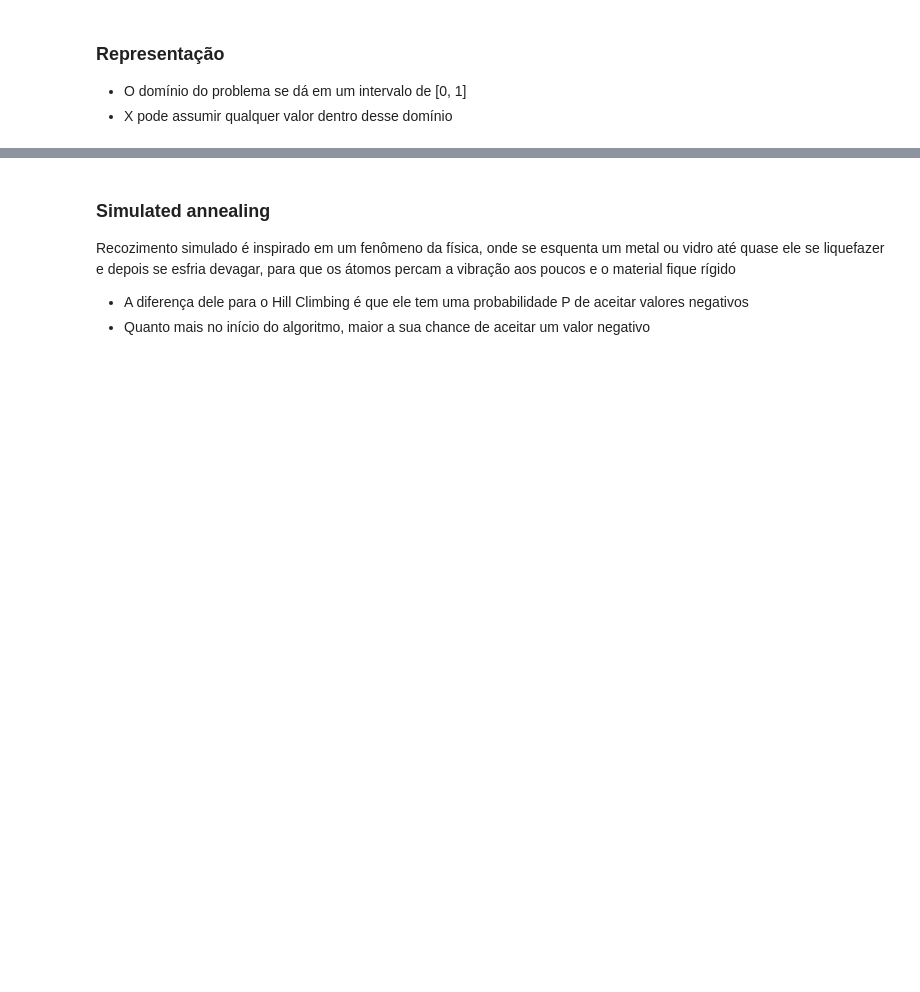
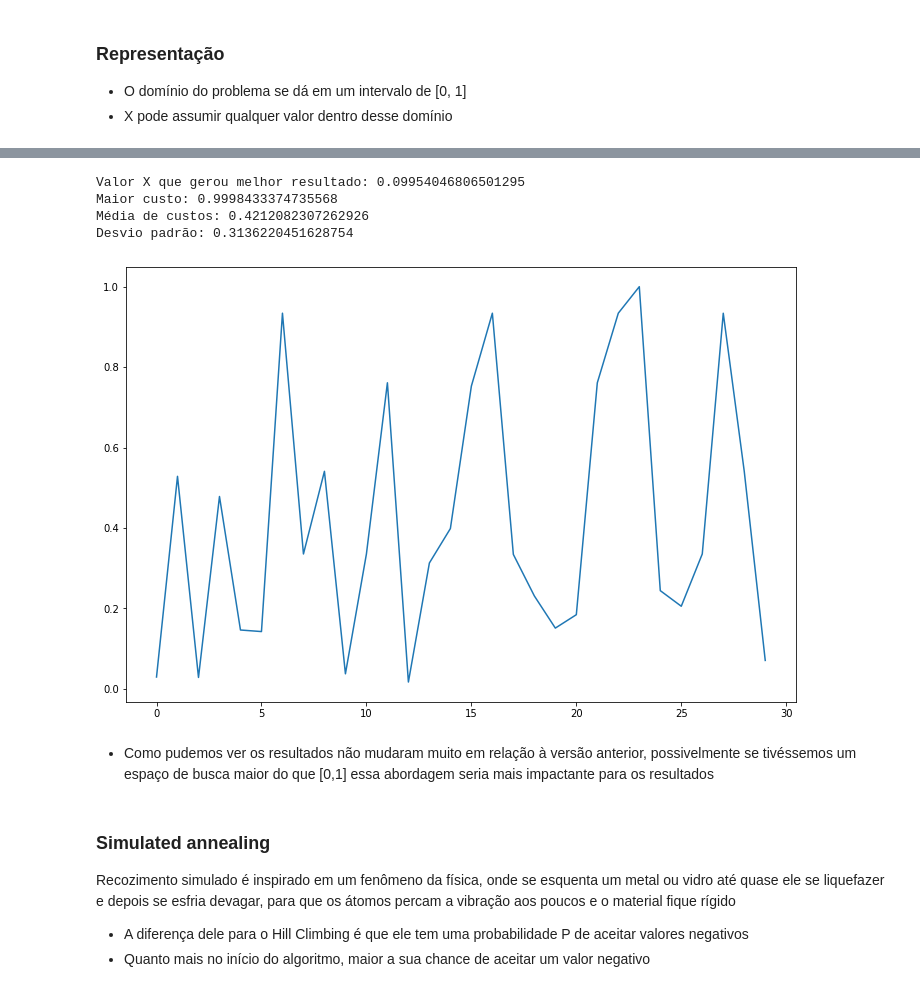
Before and after one commit to AlvaroCavalcante/computacao-bioinspirada, a Jupyter notebook: Computação bio.ipynb, the cells around one changed output, grey strips where cells are left out. Saved outputs shown, nothing was run; the diff lists cells and outputs as text; code cells hidden in the pictures; blank space fills up the shorter version.

```diff
--- a/Computação bio.ipynb
+++ b/Computação bio.ipynb
@@ -75,7 +81,7 @@ def get_valor_aleatorio(espaco, x=0):
 
     for i in espaco:
         diferenca = i - inicio
-        if diferenca > 0.05 or diferenca < -0.05:
+        if diferenca > 0.08 or diferenca < -0.08:
             valor.append(diferenca)
 
     if len(valor) == len(espaco) or x > 300:
@@ -151,3 +177,13 @@ custos [0.002573487277892869, 0.007302289958819795, 0.017211637680096144, 0.0352
+# %%
+exibir_sumario_resultados(solucao, custos)
+# %% [output]
+Valor X que gerou melhor resultado: 0.09954046806501295
+Maior custo: 0.9998433374735568
+Média de custos: 0.4212082307262926
+Desvio padrão: 0.3136220451628754
+[figure, added]
+# %% [markdown]
+- Como pudemos ver os resultados não mudaram muito em relação à versão anterior, possivelmente se tivéssemos um espaço de busca maior do que [0,1] essa abordagem seria mais impactante para os resultados
 # %% [markdown]
 ### Simulated annealing
 Recozimento simulado é inspirado em um fenômeno da física, onde se esquenta um metal ou vidro até quase ele se liquefazer e depois se esfria devagar, para que os átomos percam a vibração aos poucos e o material fique rígido
```
Also changed, not shown: parts of 25 cells of this notebook, 1 other file.
